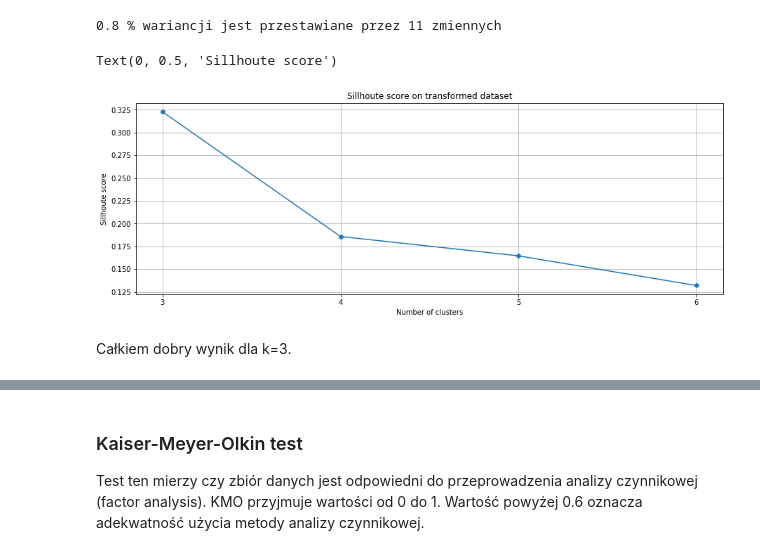
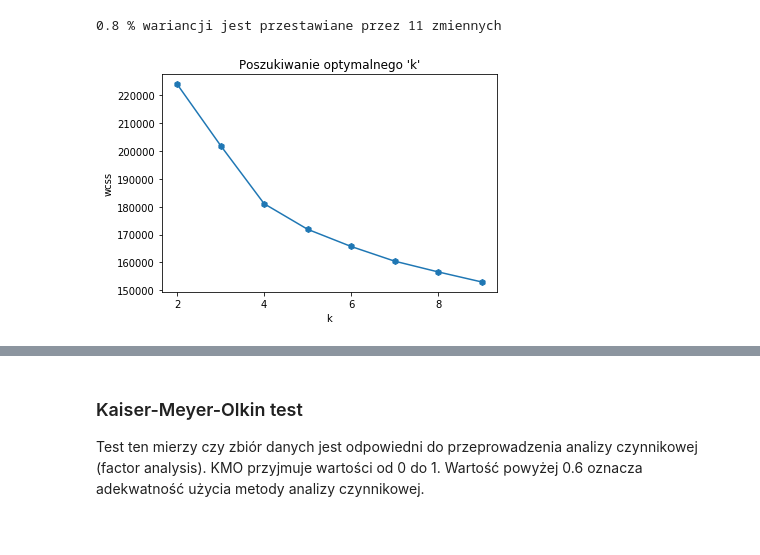
Before and after one commit to okcze/WUM-project-1, a Jupyter notebook: Projekt2/Feature_engineering_piotr.ipynb, the cells around one changed output, grey strips where cells are left out. Saved outputs shown, nothing was run; the diff lists cells and outputs as text; code cells hidden in the pictures.

```diff
--- a/Projekt2/Feature_engineering_piotr.ipynb
+++ b/Projekt2/Feature_engineering_piotr.ipynb
@@ -98,23 +112,8 @@ print(f'{variance_ratio} % wariancji jest przestawiane przez {num} zmiennych')
 0.8 % wariancji jest przestawiane przez 11 zmiennych
 # %%
 pca = PCA(n_components=11)
-pca_data = pca.fit_transform(data)
+df_pca = pca.fit_transform(data)
-# %%
-scors = []
-for k in range(3,7):
-    kmean = KMeans(k)
-    yhat = kmean.fit_predict(pca_data)
-    scors.append(silhouette_score(data,yhat))
-
-fig = plt.figure(figsize=(15, 5))
-plt.plot(range(3, 7), scors,marker='h')
-plt.xticks(np.arange(3,7,1))
-plt.grid(True)
-plt.title('Sillhoute score on PCA transformed dataset')
-plt.xlabel('Number of clusters')
-plt.ylabel('Sillhoute score')
-# %% [output]
-Text(0, 0.5, 'Sillhoute score')
-[figure, removed]
-# %% [markdown]
-Całkiem dobry wynik dla k=3.
+# %%
+find_best_k(pca_data,range(2,10))
+# %% [output]
+[figure, added]
```
Also changed, not shown: parts of 50 cells of this notebook.
